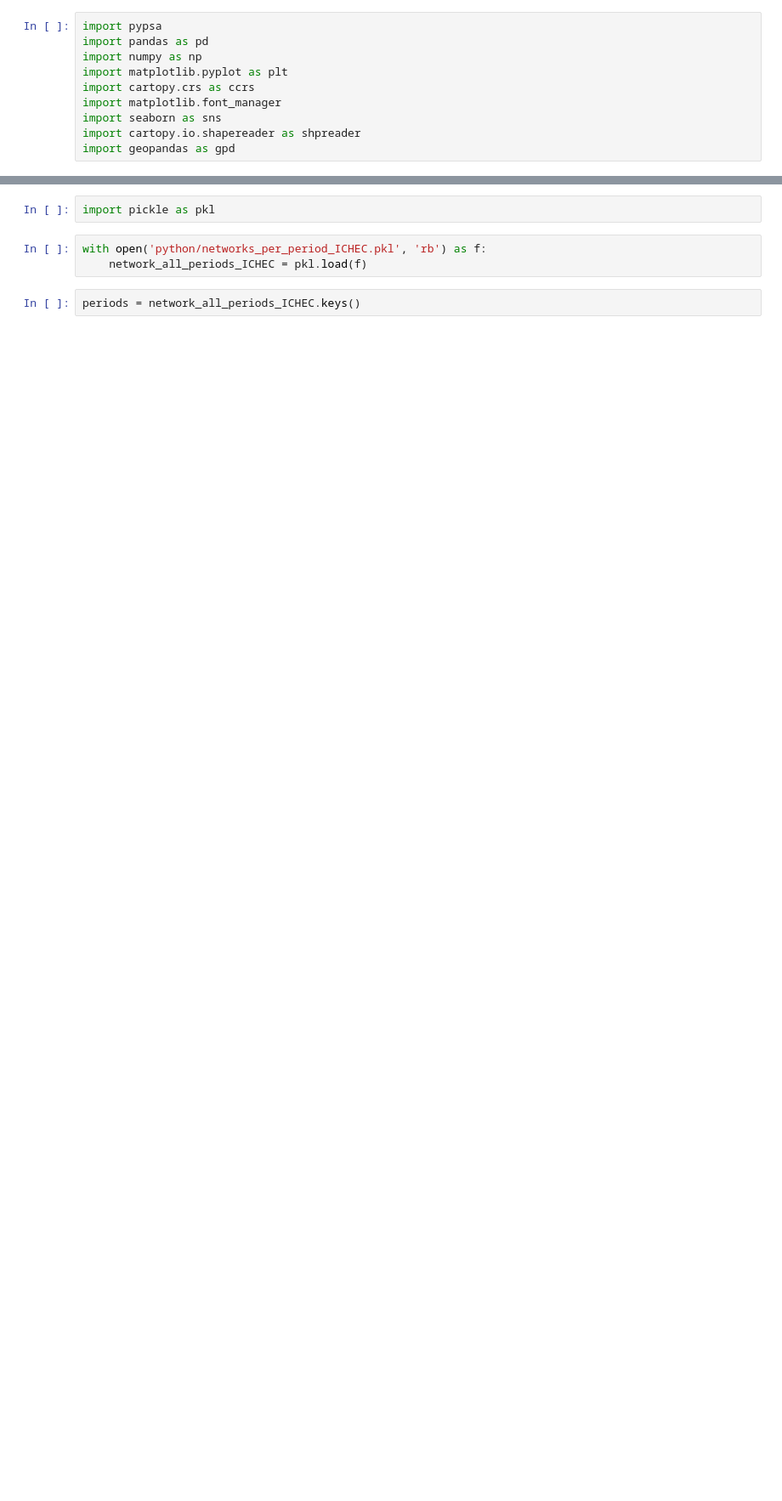
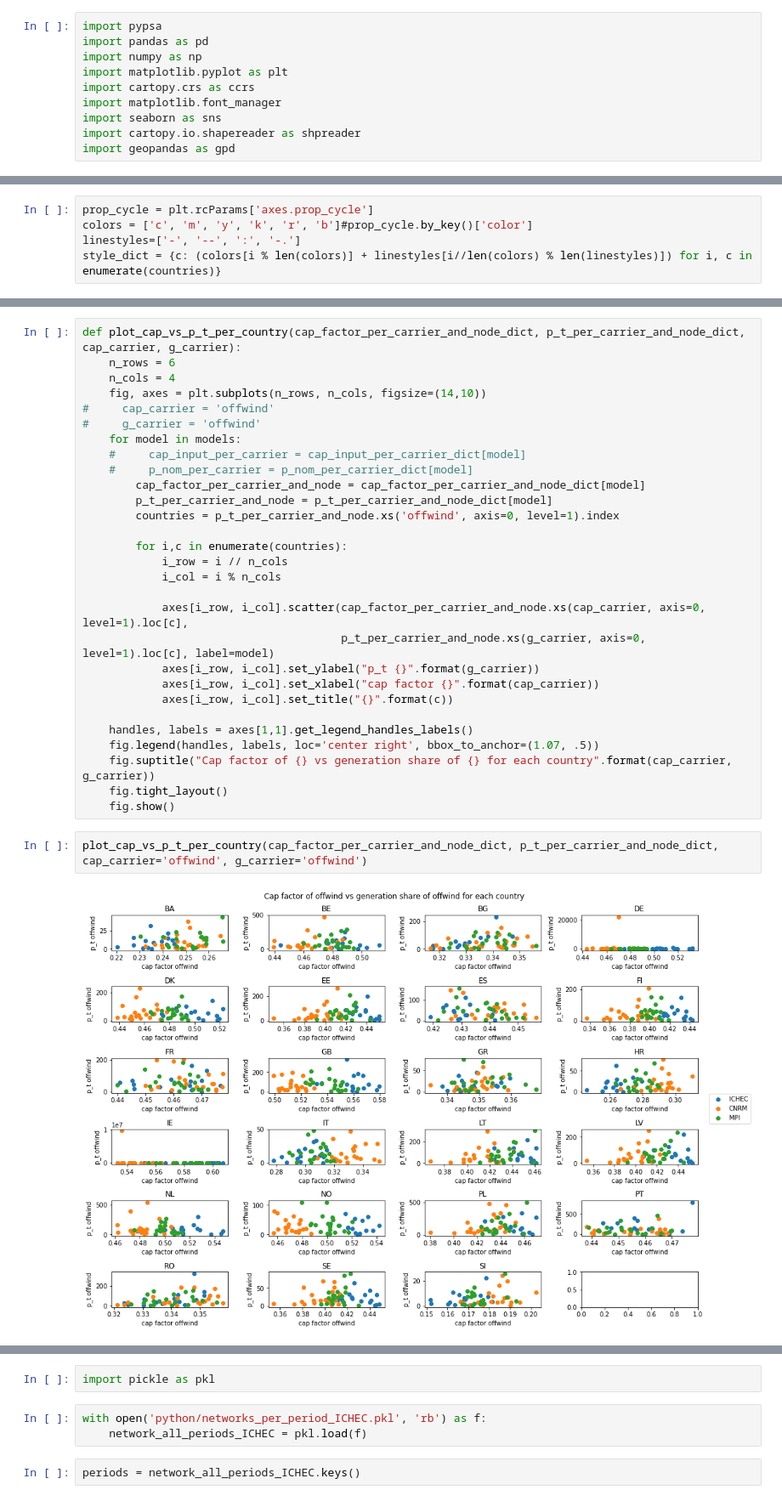
Before and after one commit to 2021-Energy-Climate-Hackathon/group_5, a Jupyter notebook: eval_cap_factor_vs_p_nom_opt_jp.ipynb, the cells around one changed output, grey strips where cells are left out. Shown at 85% size. Drawn from its saved outputs; the diff is of its cells as text; blank space fills up the shorter version.

```diff
--- a/eval_cap_factor_vs_p_nom_opt_jp.ipynb
+++ b/eval_cap_factor_vs_p_nom_opt_jp.ipynb
@@ -58,0 +118,5 @@ cap_input_per_carrier
+# %%
+prop_cycle = plt.rcParams['axes.prop_cycle']
+colors = ['c', 'm', 'y', 'k', 'r', 'b']#prop_cycle.by_key()['color']
+linestyles=['-', '--', ':', '-.']
+style_dict = {c: (colors[i % len(colors)] + linestyles[i//len(colors) % len(linestyles)]) for i, c in enumerate(countries)}
@@ -58,0 +195,33 @@ cap_input_per_carrier
+# %%
+def plot_cap_vs_p_t_per_country(cap_factor_per_carrier_and_node_dict, p_t_per_carrier_and_node_dict, cap_carrier, g_carrier):
+    n_rows = 6
+    n_cols = 4
+    fig, axes = plt.subplots(n_rows, n_cols, figsize=(14,10))
+#     cap_carrier = 'offwind'
+#     g_carrier = 'offwind'
+    for model in models:
+    #     cap_input_per_carrier = cap_input_per_carrier_dict[model]
+    #     p_nom_per_carrier = p_nom_per_carrier_dict[model]
+        cap_factor_per_carrier_and_node = cap_factor_per_carrier_and_node_dict[model]
+        p_t_per_carrier_and_node = p_t_per_carrier_and_node_dict[model]
+        countries = p_t_per_carrier_and_node.xs('offwind', axis=0, level=1).index
+
+        for i,c in enumerate(countries):
+            i_row = i // n_cols
+            i_col = i % n_cols
+
+            axes[i_row, i_col].scatter(cap_factor_per_carrier_and_node.xs(cap_carrier, axis=0, level=1).loc[c],
+                                       p_t_per_carrier_and_node.xs(g_carrier, axis=0, level=1).loc[c], label=model)
+            axes[i_row, i_col].set_ylabel("p_t {}".format(g_carrier))
+            axes[i_row, i_col].set_xlabel("cap factor {}".format(cap_carrier))
+            axes[i_row, i_col].set_title("{}".format(c))
+
+    handles, labels = axes[1,1].get_legend_handles_labels()
+    fig.legend(handles, labels, loc='center right', bbox_to_anchor=(1.07, .5))
+    fig.suptitle("Cap factor of {} vs generation share of {} for each country".format(cap_carrier, g_carrier))
+    fig.tight_layout()
+    fig.show()
+# %%
+plot_cap_vs_p_t_per_country(cap_factor_per_carrier_and_node_dict, p_t_per_carrier_and_node_dict, cap_carrier='offwind', g_carrier='offwind')
+# %% [output]
+[figure, added]
```
Also changed, not shown: parts of 16 cells of this notebook, 2 other files.
